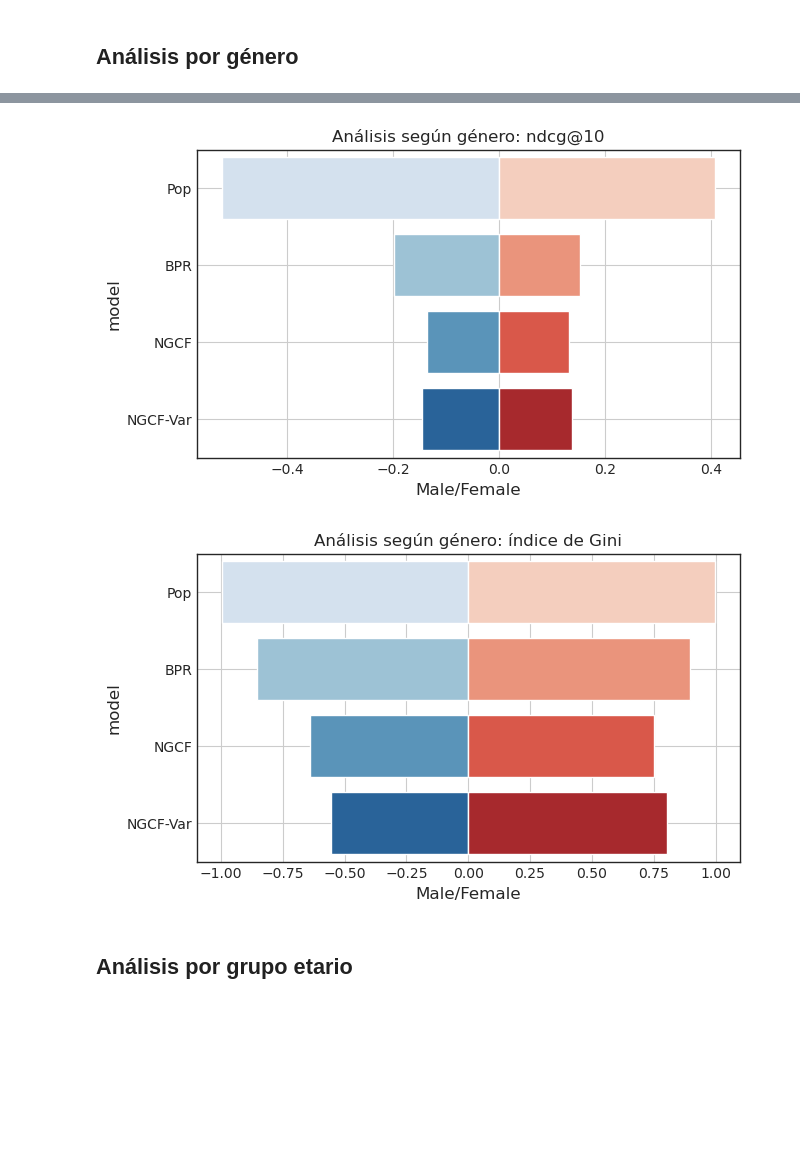
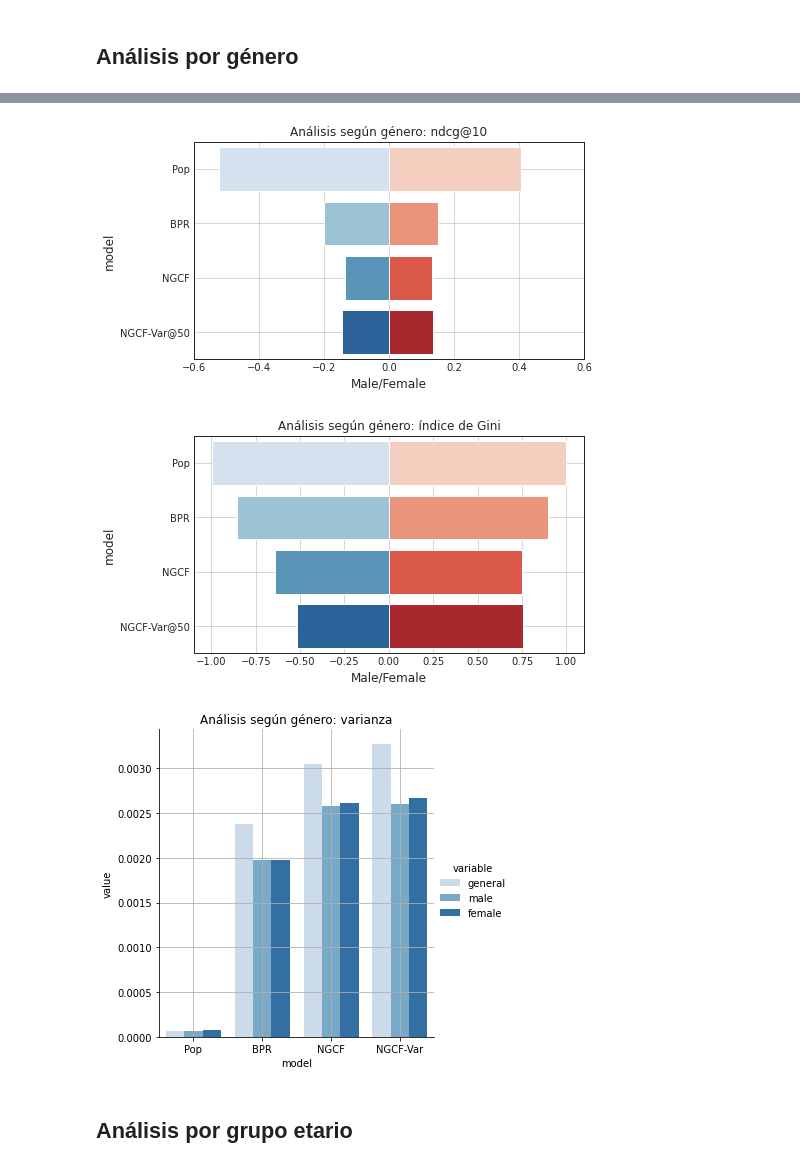
Before and after one commit to giulianodelagala/recsys, a Jupyter notebook: NGCFv2/graphs.ipynb, the cells around one changed output, grey strips where cells are left out. Saved outputs shown, nothing was run; the diff lists cells and outputs as text; code cells hidden in the pictures; blank space fills up the shorter version.

```diff
--- a/NGCFv2/graphs.ipynb
+++ b/NGCFv2/graphs.ipynb
@@ -48,7 +51,7 @@ plt.style.use('seaborn-whitegrid')
 sns.set_style("white")
 %matplotlib inline
 # %%
-models = ['Pop', 'BPR', 'NGCF', 'NGCF-Var']
+models = ['Pop', 'BPR', 'NGCF', 'NGCF-Var@50']
 # %%
 plt.rcParams["figure.figsize"] = (7, 4)
 
@@ -94,17 +100,18 @@ plt.savefig('recall-genero.png')
 # %%
 plt.rcParams["figure.figsize"] = (7, 4)
 
 ax1 = sns.barplot(x='male', y='model', data=ndcg10, order=models, palette="Blues")
 ax2 = sns.barplot(x='female', y='model', data=ndcg10, order=models, palette="Reds")
 plt.title("Análisis según género: ndcg@10")
 # plt.xticks(ticks=[-1E50, -1000, 0, 1000, 2000],
           #  labels=['2,000k', '1,000k', '0', '1,000k', '2,000k'])
 # plt.xscale('log')
+plt.xlim([-0.6, 0.6])
 plt.grid()
 plt.xlabel("Male/Female")
 plt.savefig('ndcg10-genero.png')
 # %% [output]
-[figure, old version]
+[figure, new version]
 # %%
 plt.rcParams["figure.figsize"] = (7, 4)
 
@@ -114,11 +121,25 @@ plt.title("Análisis según género: índice de Gini")
 # plt.xticks(ticks=[-1E50, -1000, 0, 1000, 2000],
           #  labels=['2,000k', '1,000k', '0', '1,000k', '2,000k'])
 # plt.xscale('log')
+plt.xlim([-1.1, 1.1])
 plt.grid()
 plt.xlabel("Male/Female")
 plt.savefig('gini-genero.png')
 # %% [output]
-[figure, old version]
+[figure, new version]
+# %%
+plt.rcParams["figure.figsize"] = (7, 4)
+
+ax1 = sns.catplot(x='model', y='value', hue='variable', data=varianza_melt_gender, kind='bar', palette="Blues")
+plt.title("Análisis según género: varianza")
+# plt.xticks(ticks=[-1E50, -1000, 0, 1000, 2000],
+          #  labels=['2,000k', '1,000k', '0', '1,000k', '2,000k'])
+# plt.xscale('log')
+plt.grid()
+# plt.xlabel("Male/Female")
+plt.savefig('varianza-genero.png')
+# %% [output]
+[figure, added]
 # %% [markdown]
 ## Análisis por grupo etario
 # %%
```
Also changed, not shown: parts of 18 cells of this notebook, 20 other files.
